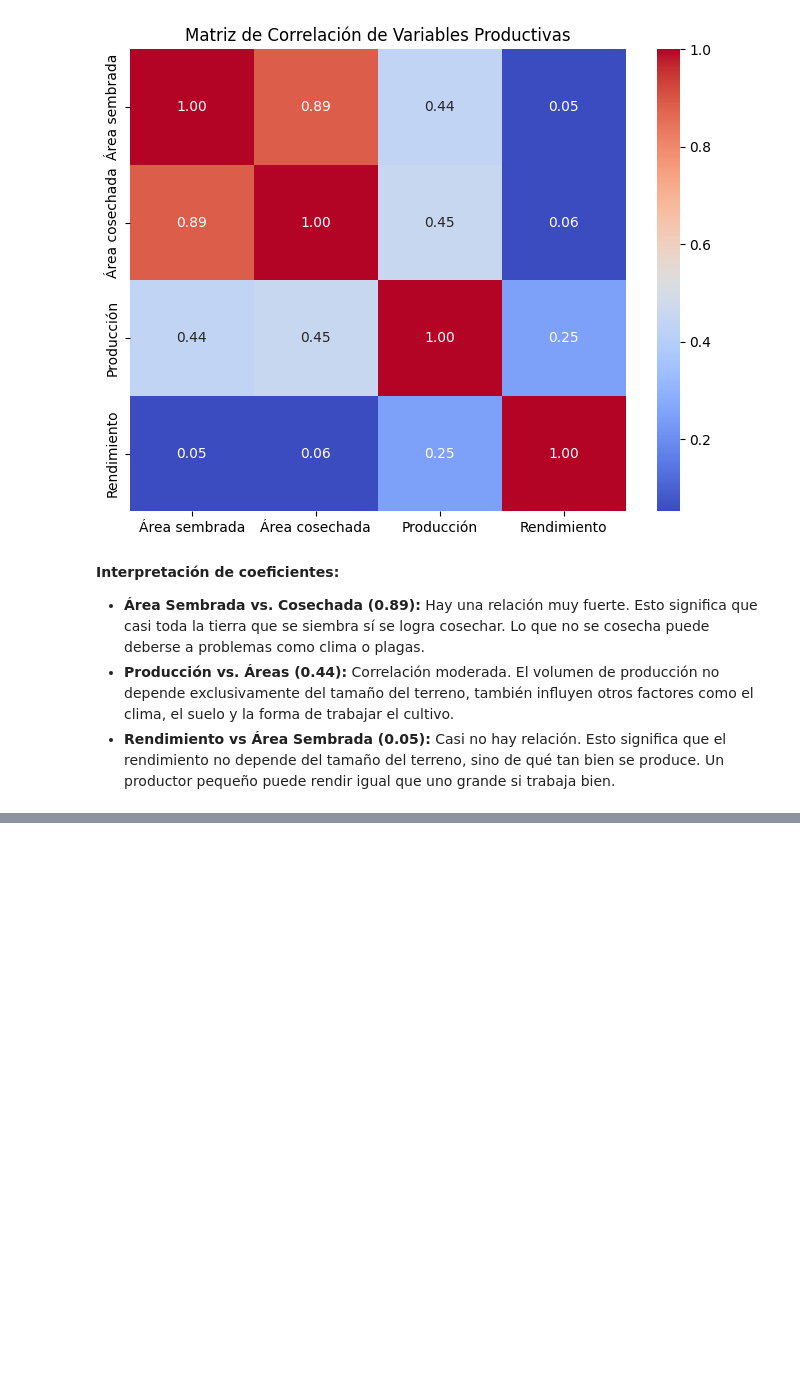
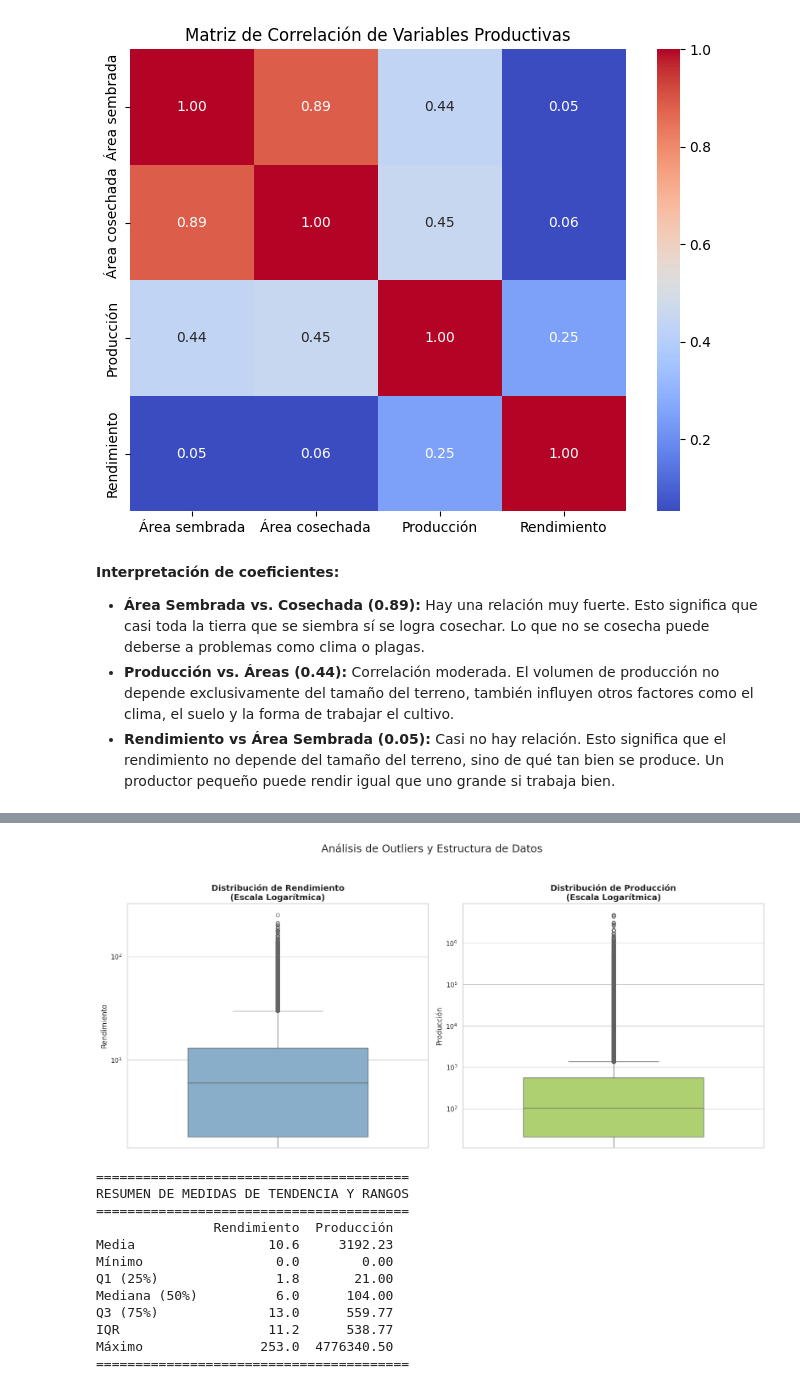
Before and after one commit to LinaSeguro/Proyecto-Integrado-III-Analisis-Produccion-Agricola, a Jupyter notebook: Análisis_de_Rendimiento_Agrícola_en_Colombia.ipynb, the cells around one changed output, grey strips where cells are left out. Cells and saved outputs as stored; diff of their text form; code cells hidden in the pictures; blank space fills up the shorter version.

Commit message:
✨ Actualización final: Limpieza profunda, segmentación regional y visualización de rendimiento.

```diff
--- a/Análisis_de_Rendimiento_Agrícola_en_Colombia.ipynb
+++ b/Análisis_de_Rendimiento_Agrícola_en_Colombia.ipynb
@@ -308,0 +469,65 @@ plt.show()
+# %%
+import matplotlib.pyplot as plt
+import seaborn as sns
+import pandas as pd
+
+# 1. Configuración de estilo
+sns.set_theme(style="whitegrid")
+fig, axes = plt.subplots(1, 2, figsize=(16, 7))
+
+# --- GRÁFICA 1: RENDIMIENTO (Escala Log) ---
+sns.boxplot(ax=axes[0], y=df['Rendimiento'], color='#7eb0d5', width=0.6)
+axes[0].set_yscale('log')
+axes[0].set_title('Distribución de Rendimiento\n(Escala Logarítmica)', fontsize=14, fontweight='bold')
+
+# --- GRÁFICA 2: PRODUCCIÓN (Escala Log) ---
+sns.boxplot(ax=axes[1], y=df['Producción'], color='#b2e061', width=0.6)
+axes[1].set_yscale('log')
+axes[1].set_title('Distribución de Producción\n(Escala Logarítmica)', fontsize=14, fontweight='bold')
+
+plt.suptitle('Análisis de Outliers y Estructura de Datos', fontsize=18, y=1.05)
+plt.tight_layout()
+plt.show()
+
+# --- 2. CÁLCULO DE MEDIA Y RANGOS INTERCUARTÍLICOS ---
+def obtener_metricas(columna):
+    stats = df[columna].describe()
+    q1 = stats['25%']
+    q3 = stats['75%']
+    iqr = q3 - q1
+    return {
+        'Media': stats['mean'],
+        'Mínimo': stats['min'],
+        'Q1 (25%)': q1,
+        'Mediana (50%)': stats['50%'],
+        'Q3 (75%)': q3,
+        'IQR': iqr,
+        'Máximo': stats['max']
+    }
+
+# Crear tabla comparativa
+metricas_rendimiento = obtener_metricas('Rendimiento')
+metricas_produccion = obtener_metricas('Producción')
+
+resumen_stats = pd.DataFrame([metricas_rendimiento, metricas_produccion],
+                             index=['Rendimiento', 'Producción']).T
+
+print("\n" + "="*40)
+print("RESUMEN DE MEDIDAS DE TENDENCIA Y RANGOS")
+print("="*40)
+print(resumen_stats.round(2))
+print("="*40)
+# %% [output]
+[figure, added]
+========================================
+RESUMEN DE MEDIDAS DE TENDENCIA Y RANGOS
+========================================
+               Rendimiento  Producción
+Media                 10.6     3192.23
+Mínimo                 0.0        0.00
+Q1 (25%)               1.8       21.00
+Mediana (50%)          6.0      104.00
+Q3 (75%)              13.0      559.77
+IQR                   11.2      538.77
+Máximo               253.0  4776340.50
+========================================
```
Also changed, not shown: parts of 63 cells of this notebook.
